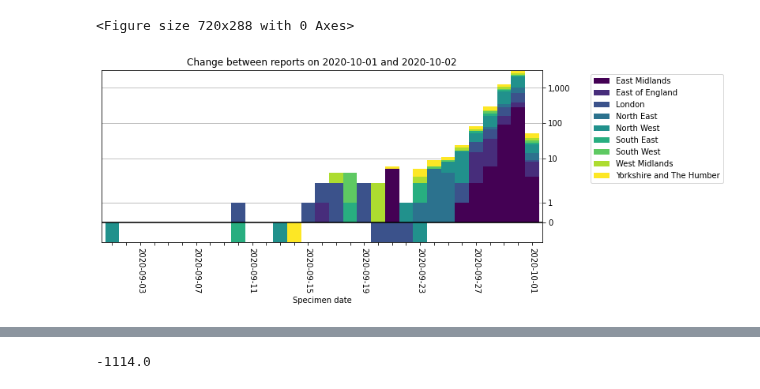
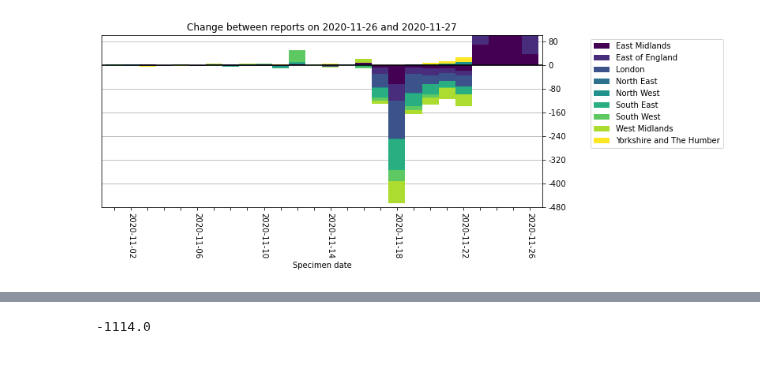
Before and after one commit to cjw296/coronavirus, a Jupyter notebook: diffs.ipynb, the cells around one changed output, grey strips where cells are left out. Saved outputs shown, nothing was run; the diff lists cells and outputs as text; code cells hidden in the pictures.

```diff
--- a/diffs.ipynb
+++ b/diffs.ipynb
@@ -5,5 +5,9 @@ from phe import data_for_date,  plot_diff
 from constants import *
 from matplotlib.pyplot import gca, legend, figure
 # %%
-def filtered_data_for_date(release_dt, earliest_dt, area_types, areas=None):
-    return data_for_date(release_dt, areas, area_types)[earliest_dt:]
+def filtered_data_for_date(release_dt, earliest_dt, area_type, areas=None):
+    return data_for_date(release_dt, areas, area_type)[earliest_dt:]
+# %%
+trim = '2020-09-01'
+area_type = region
+areas = None
@@ -10,17 +42,13 @@ def filtered_data_for_date(release_dt, earliest_dt, area_types, areas=None):
 # %%
-d2 = datetime(2020, 10,2).date()
+d2 = datetime(2020, 11, 27).date()
 delta = 1
 d1 = d2 - timedelta(days=delta)
-trim = '2020-09-01'
-area_types = region
-areas = None
-new_data = filtered_data_for_date(d2, trim, area_types, areas)
-old_data = filtered_data_for_date(d1, trim, area_types, areas)
+trim = '2020-11-01'
+new_data = filtered_data_for_date(d2, trim, area_type, areas)
+old_data = filtered_data_for_date(d1, trim, area_type, areas)
+
+figure(figsize=(10, 4), facecolor='white')
+plot_diff(gca(), d2, new_data, d1, old_data, diff_ylims=[-480, 100], diff_log_scale=False)
+_ = legend(bbox_to_anchor=(1.1, 1))
+# %% [output]
+[figure, added]
-# %%
-figure(figsize=(10, 4), facecolor='white')
-figure(figsize=(10, 4), facecolor='white')
-plot_diff(gca(), d2, new_data, d1, old_data, diff_ylims=None, diff_log_scale=True)
-_ = legend(bbox_to_anchor=(1.1, 1))
-# %% [output]
-<Figure size 720x288 with 0 Axes>
-[figure, removed]
```
Also changed, not shown: parts of 6 cells of this notebook, 4 other files.
